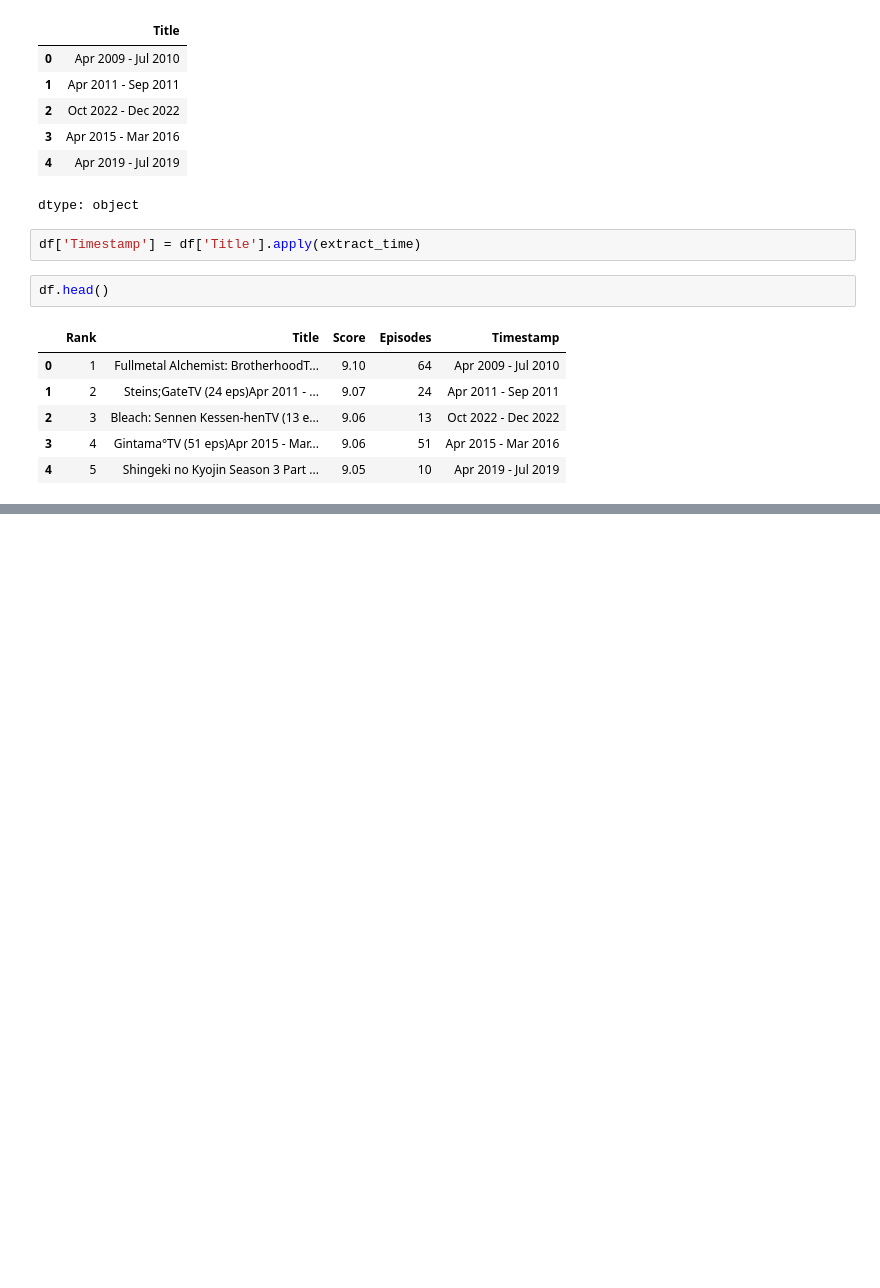
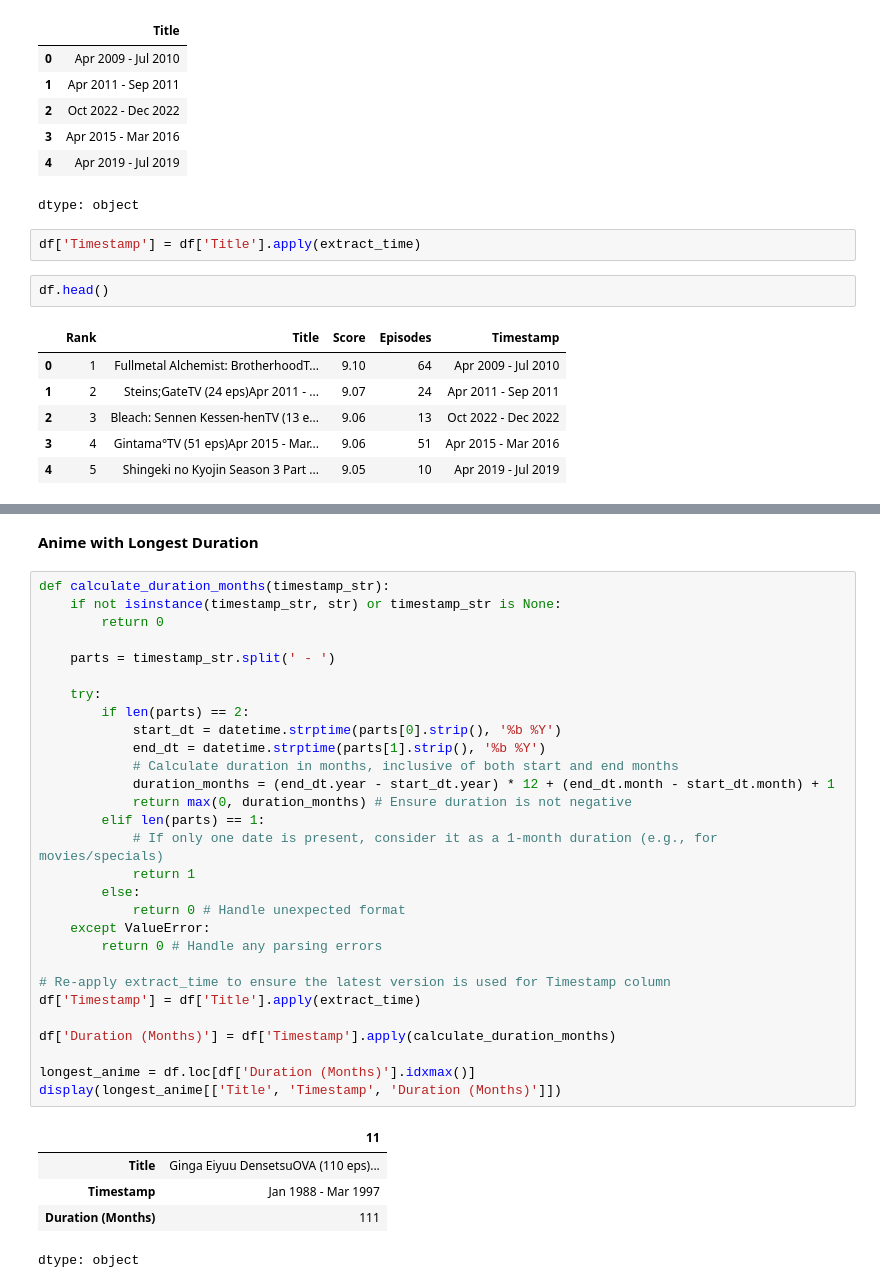
Before and after one commit to Suman-byte8/anime-analysis-with-pandas-numpy, a Jupyter notebook: Anime.ipynb, the cells around one changed output, grey strips where cells are left out. Drawn from its saved outputs; the diff is of its cells as text; blank space fills up the shorter version.

```diff
--- a/Anime.ipynb
+++ b/Anime.ipynb
@@ -143,0 +178,37 @@ df.head()
+# %% [markdown]
+**Anime with Longest Duration**
+# %%
+def calculate_duration_months(timestamp_str):
+    if not isinstance(timestamp_str, str) or timestamp_str is None:
+        return 0
+
+    parts = timestamp_str.split(' - ')
+
+    try:
+        if len(parts) == 2:
+            start_dt = datetime.strptime(parts[0].strip(), '%b %Y')
+            end_dt = datetime.strptime(parts[1].strip(), '%b %Y')
+            # Calculate duration in months, inclusive of both start and end months
+            duration_months = (end_dt.year - start_dt.year) * 12 + (end_dt.month - start_dt.month) + 1
+            return max(0, duration_months) # Ensure duration is not negative
+        elif len(parts) == 1:
+            # If only one date is present, consider it as a 1-month duration (e.g., for movies/specials)
+            return 1
+        else:
+            return 0 # Handle unexpected format
+    except ValueError:
+        return 0 # Handle any parsing errors
+
+# Re-apply extract_time to ensure the latest version is used for Timestamp column
+df['Timestamp'] = df['Title'].apply(extract_time)
+
+df['Duration (Months)'] = df['Timestamp'].apply(calculate_duration_months)
+
+longest_anime = df.loc[df['Duration (Months)'].idxmax()]
+display(longest_anime[['Title', 'Timestamp', 'Duration (Months)']])
+# %% [output]
+|  | 11 |
+| Title | Ginga Eiyuu DensetsuOVA (110 eps)... |
+| Timestamp | Jan 1988 - Mar 1997 |
+| Duration (Months) | 111 |
+dtype: object
```
Also changed, not shown: parts of 10 cells of this notebook.
